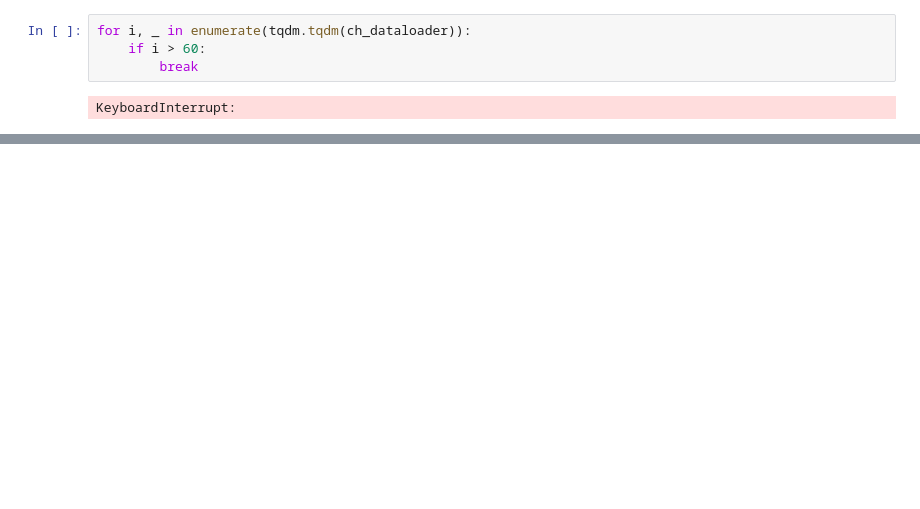
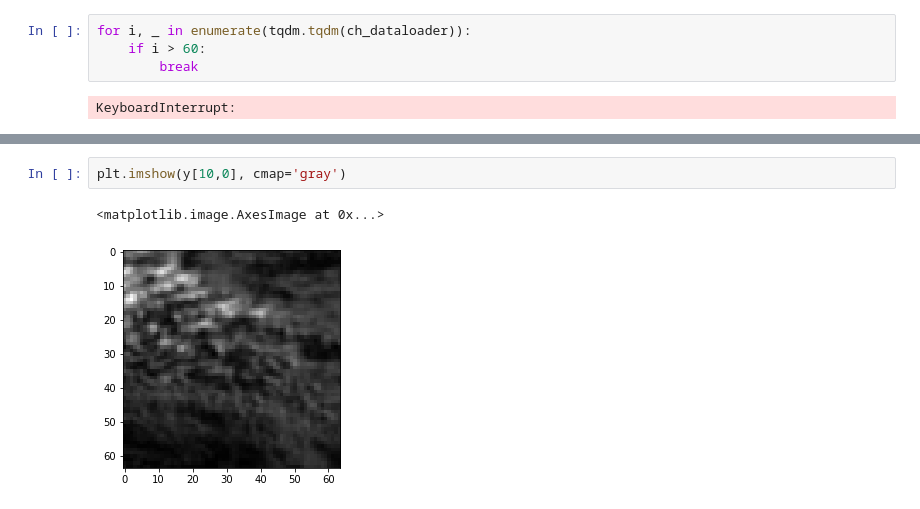
Before and after one commit to jmathur25/climatehack, a Jupyter notebook: common/dataset_test.ipynb, the cells around one changed output, grey strips where cells are left out. Saved outputs shown, nothing was run; the diff lists cells and outputs as text; blank space fills up the shorter version.

```diff
--- a/common/dataset_test.ipynb
+++ b/common/dataset_test.ipynb
@@ -54,0 +118,5 @@ KeyboardInterrupt:
+# %%
+plt.imshow(y[10,0], cmap='gray')
+# %% [output]
+<matplotlib.image.AxesImage at 0x...>
+[figure, added]
```
Also changed, not shown: parts of 6 cells of this notebook, 36 other files.
